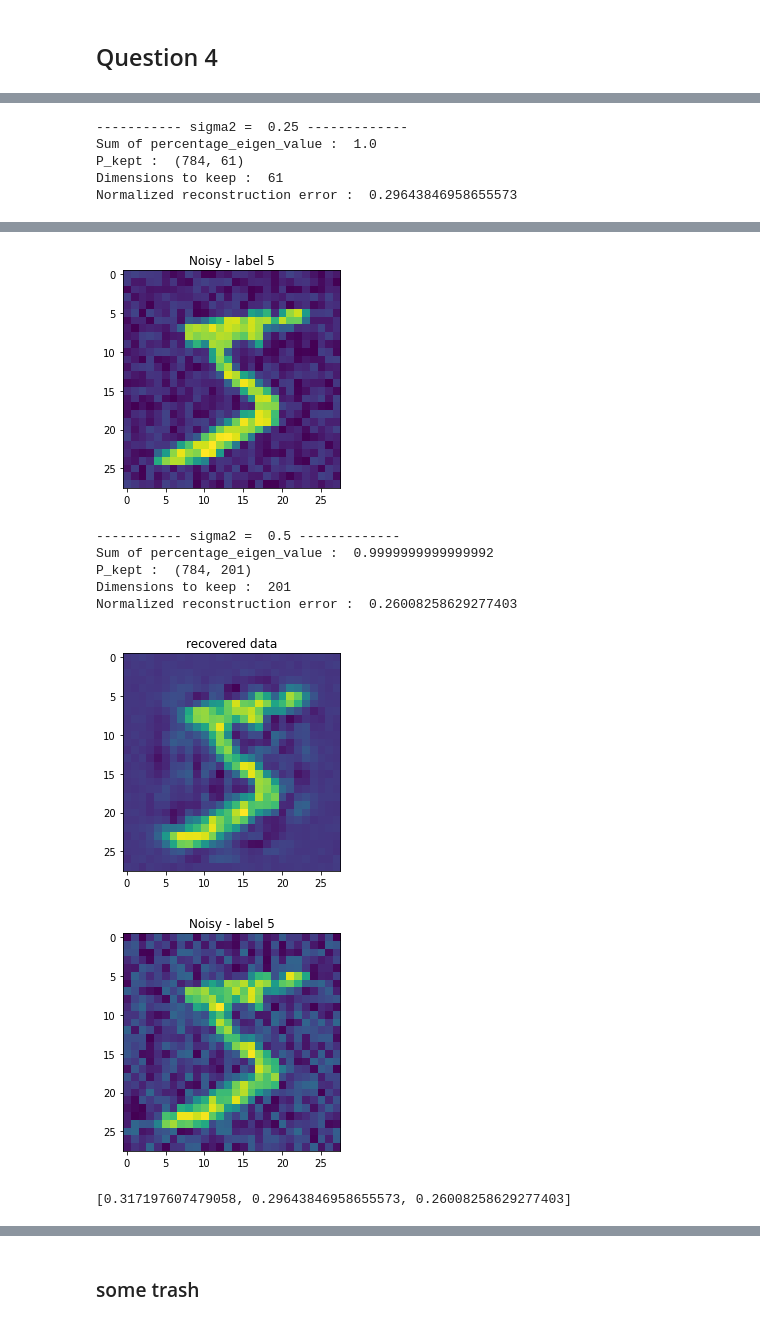
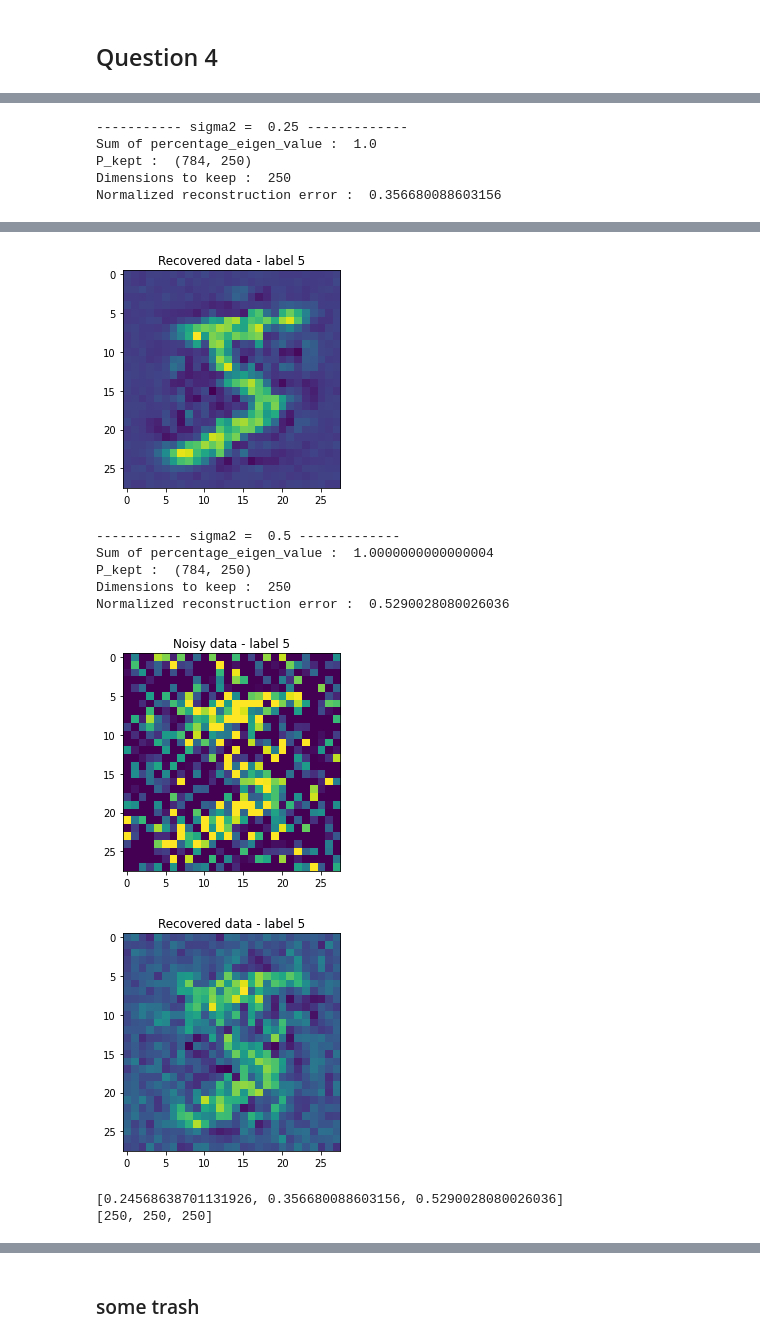
Before and after one commit to Panongbene/masster2IPP, a Jupyter notebook: TP_PCA_BOUNHAR_SAWADOGO_YEH.ipynb, the cells around one changed output, grey strips where cells are left out. Cells and saved outputs as stored; diff of their text form; code cells hidden in the pictures.

```diff
--- a/TP_PCA_BOUNHAR_SAWADOGO_YEH.ipynb
+++ b/TP_PCA_BOUNHAR_SAWADOGO_YEH.ipynb
@@ -496,6 +552,9 @@ x_train[0].reshape(28,28).shape
 (28, 28)
 # %%
 sigma2 = 0.25
+mean = 0
 nbrImageToPlot = 2
-data_bruite = addNoiseToData(x_train, y_train, sigma, nbrImageToPlot)
+data_bruite = addNoiseToData(x_train, y_train, sigma2, nbrImageToPlot, mean)
+print("min : ",np.min(data_bruite))
+print("max : ",np.max(data_bruite))
 # %% [output]
@@ -504,5 +565,5 @@ data_bruite = addNoiseToData(x_train, y_train, sigma, nbrImageToPlot)
 # %%
-desiredCumulativePercentage=0.7
+desiredCumulativePercentage=0.9
 forcedNbrDim = -1
 Xhat, Y, d, reconstructionError = PCA(data_bruite, forcedNbrDim, desiredCumulativePercentage, plot=True)
 # %% [output]
@@ -520,5 +581,8 @@ We need 457 component to describe 90% of the data, which is almost 5 times highe
 
 To put in contrast with we had seen in the first, here the real information is hidded by the noise rather then being clear and  concentrated in few pixels.
 # %%
-Xhat_test, Y, d, reconstructionError = PCA(data_bruite, forcedNbrDim, desiredCumulativePercentage=0.9)
+desiredCumulativePercentage=0.9
+forcedNbrDim = -1
+
+Xhat_test, Y, d, reconstructionError = PCA(data_bruite, forcedNbrDim, desiredCumulativePercentage)
 # %% [output]
@@ -529,13 +593,13 @@ Normalized reconstruction error :  0.18409226885722665
 # %%
 i = 0
 
-xhat_im = Xhat[i].real.reshape(28,28)
+xhat_im = Xhat_test[i].real.reshape(28,28)
 plt.imshow(xhat_im)
+plt.title('Recovered data - label %d'%(y_train[i]))
 plt.show()
 
 x_im = data_bruite[i].real.reshape(28,28)
 plt.imshow(x_im)
-plt.title('label %d'%(y_train[i]))
-
+plt.title('Original data - label %d'%(y_train[i]))
 plt.show()
 # %% [output]
@@ -546,26 +614,33 @@ plt.show()
 # %%
 sigmas2 = [0.15, 0.25, 0.50]
+mean = 0
 reconstructionErrors = []
+dimensionsToKeep = []
 for sigma2 in sigmas2 :
     print("----------- sigma2 = ",sigma2,"-------------")
-    data_bruite = addNoiseToData(x_train, y_train, sigma2, nbrImageToPlot=0)
+    data_bruite = addNoiseToData(x_train, y_train, sigma2, 0, mean)
 
-    desiredCumulativePercentage= 0.8
-    forcedNbrDim = -1
+    forcedNbrDim = 250
+    desiredCumulativePercentage= 0.85 # not really usefull here, we already fixed forcedNbrDim to 250, use just for the PCA function params definition
     Xhat, Y, d, reconstructionError = PCA(data_bruite, forcedNbrDim, desiredCumulativePercentage)
     reconstructionErrors.append(reconstructionError)
+    dimensionsToKeep.append(d)
 
     i = 0
+
+    x_im = data_bruite[i].real.reshape(28,28)
+    plt.imshow(x_im)
+    plt.title('Noisy data - label %d'%(y_train[i]))
+    plt.show()
+
     xhat_im = Xhat[i].real.reshape(28,28)
     plt.imshow(xhat_im)
-    plt.title("recovered data")
+    plt.title('Recovered data - label %d'%(y_train[i]))
     plt.show()
-    x_im = data_bruite[i].real.reshape(28,28)
-    plt.imshow(x_im)
-    plt.title('Noisy - label %d'%(y_train[i]))
-    plt.show()
+
     print("\n")
 
 print(reconstructionErrors)
+print(dimensionsToKeep)
 # %% [output]
 ----------- sigma2 =  0.15 -------------
@@ -578,5 +653,5 @@ Normalized reconstruction error :  0.317197607479058
 ----------- sigma2 =  0.25 -------------
 Sum of percentage_eigen_value :  1.0
-P_kept :  (784, 61)
-Dimensions to keep :  61
-Normalized reconstruction error :  0.29643846958655573
+P_kept :  (784, 250)
+Dimensions to keep :  250
+Normalized reconstruction error :  0.356680088603156
@@ -584,9 +659,10 @@ Normalized reconstruction error :  0.29643846958655573
-[figure, old version]
+[figure, new version]
 ----------- sigma2 =  0.5 -------------
-Sum of percentage_eigen_value :  0.9999999999999992
-P_kept :  (784, 201)
-Dimensions to keep :  201
-Normalized reconstruction error :  0.26008258629277403
+Sum of percentage_eigen_value :  1.0000000000000004
+P_kept :  (784, 250)
+Dimensions to keep :  250
+Normalized reconstruction error :  0.5290028080026036
-[figure, old version]
+[figure, new version]
-[figure, old version]
+[figure, new version]
-[0.317197607479058, 0.29643846958655573, 0.26008258629277403]
+[0.24568638701131926, 0.356680088603156, 0.5290028080026036]
+[250, 250, 250]
```
Also changed, not shown: parts of 34 cells of this notebook.
